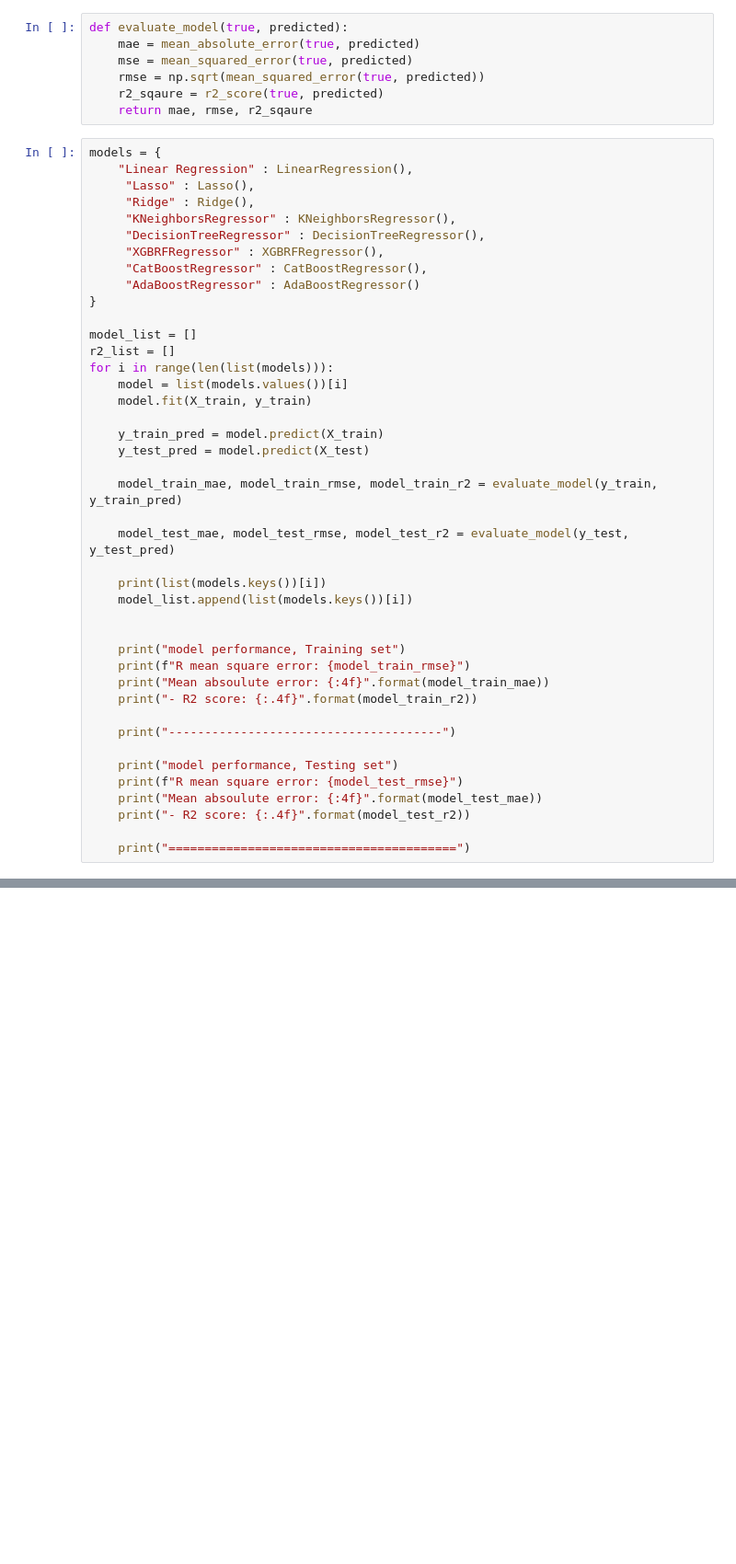
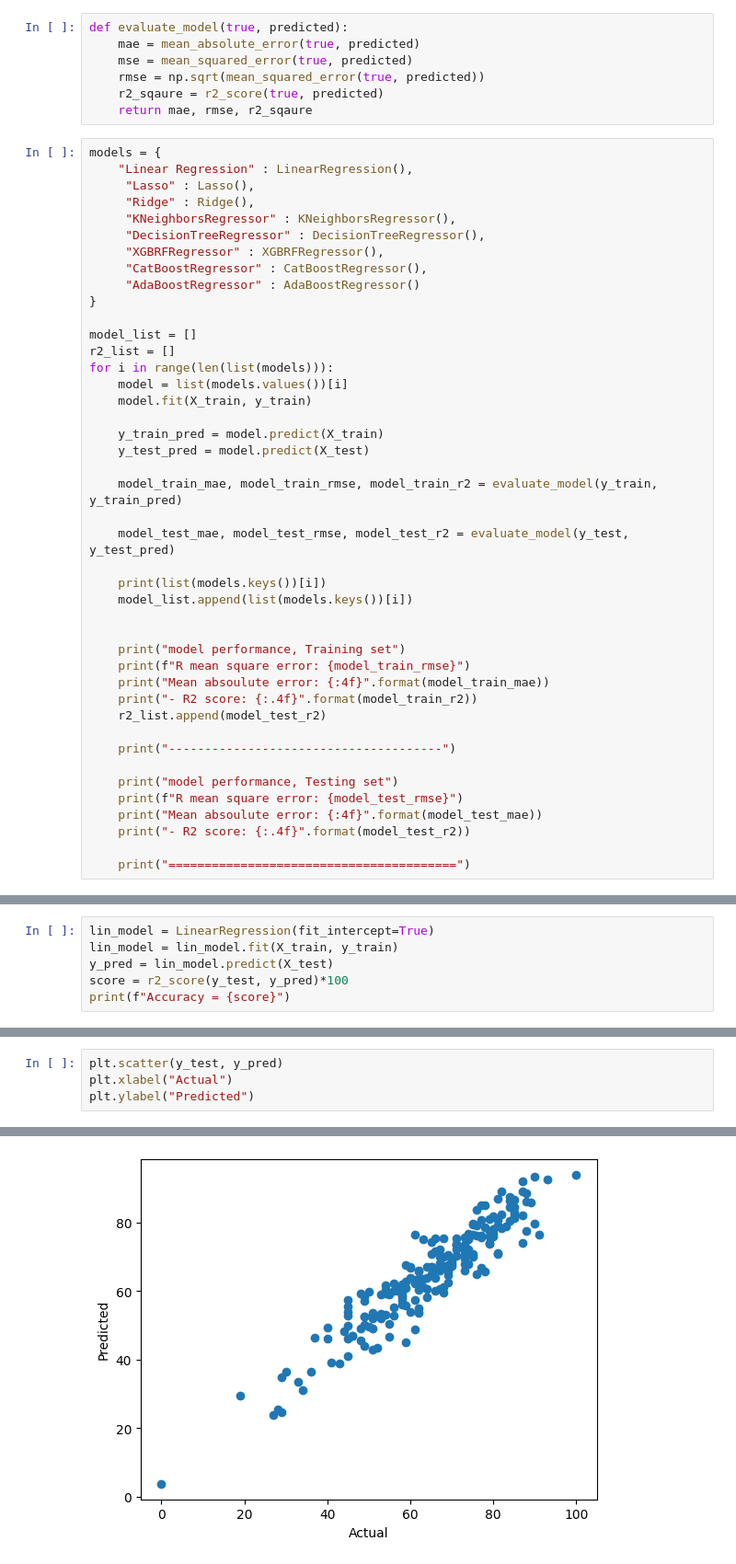
Before and after one commit to sarthakone105/ml_projects, a Jupyter notebook: notebook/model_training.ipynb, the cells around one changed output, grey strips where cells are left out. Shown at 92% size. Drawn from its saved outputs; the diff is of its cells as text; blank space fills up the shorter version.

```diff
--- a/notebook/model_training.ipynb
+++ b/notebook/model_training.ipynb
@@ -93,6 +93,7 @@ for i in range(len(list(models))):
     print(f"R mean square error: {model_train_rmse}")
     print("Mean absoulute error: {:4f}".format(model_train_mae))
     print("- R2 score: {:.4f}".format(model_train_r2))
+    r2_list.append(model_test_r2)
 
     print("--------------------------------------")
 
@@ -122,0 +155,6 @@ Mean absoulute error: 4.716692
+# %%
+lin_model = LinearRegression(fit_intercept=True)
+lin_model = lin_model.fit(X_train, y_train)
+y_pred = lin_model.predict(X_test)
+score = r2_score(y_test, y_pred)*100
+print(f"Accuracy = {score}")
@@ -122,0 +163,5 @@ Mean absoulute error: 4.716692
+# %%
+plt.scatter(y_test, y_pred)
+plt.xlabel("Actual")
+plt.ylabel("Predicted")
+# %% [output]
@@ -122,0 +169 @@ Mean absoulute error: 4.716692
+[figure, added]
```
Also changed, not shown: parts of 7 cells of this notebook, 5 other files.
